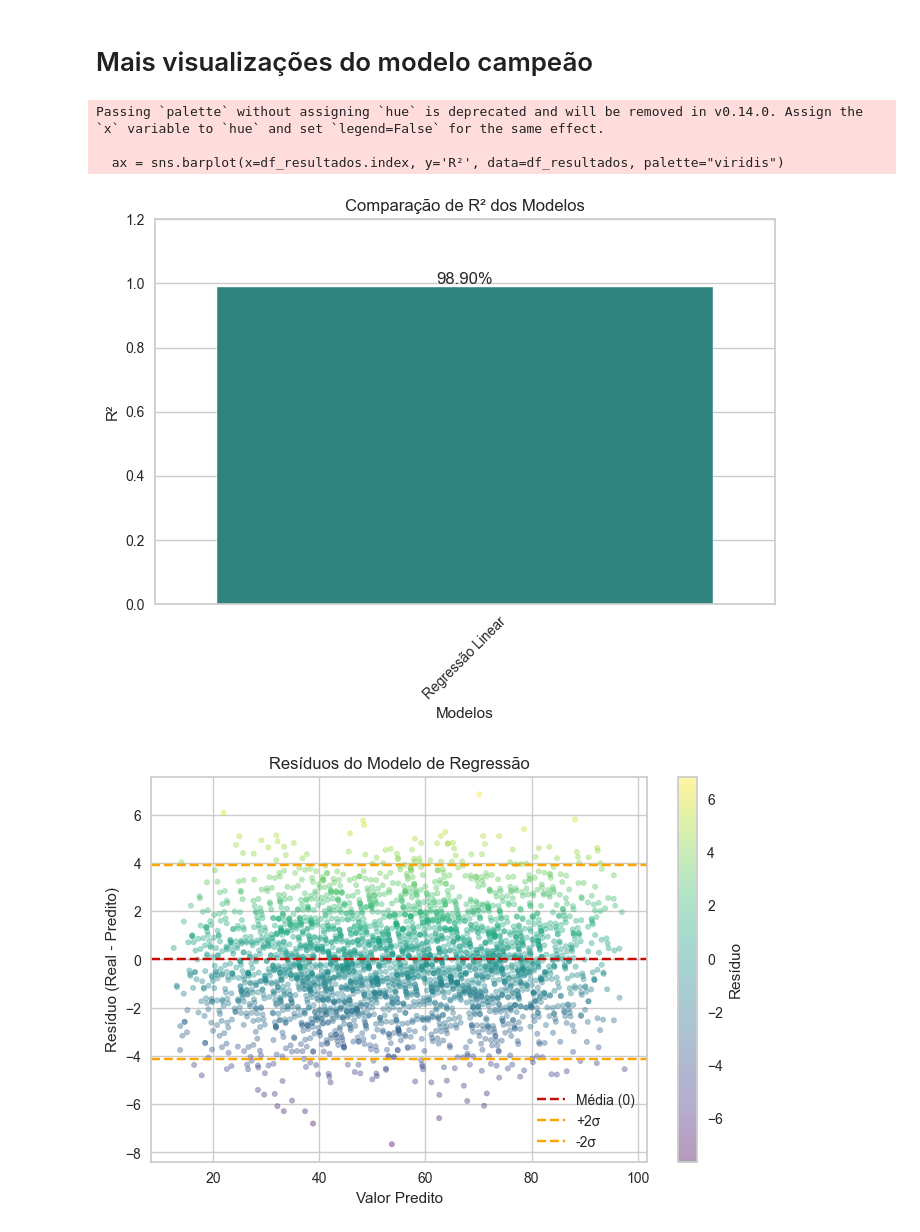
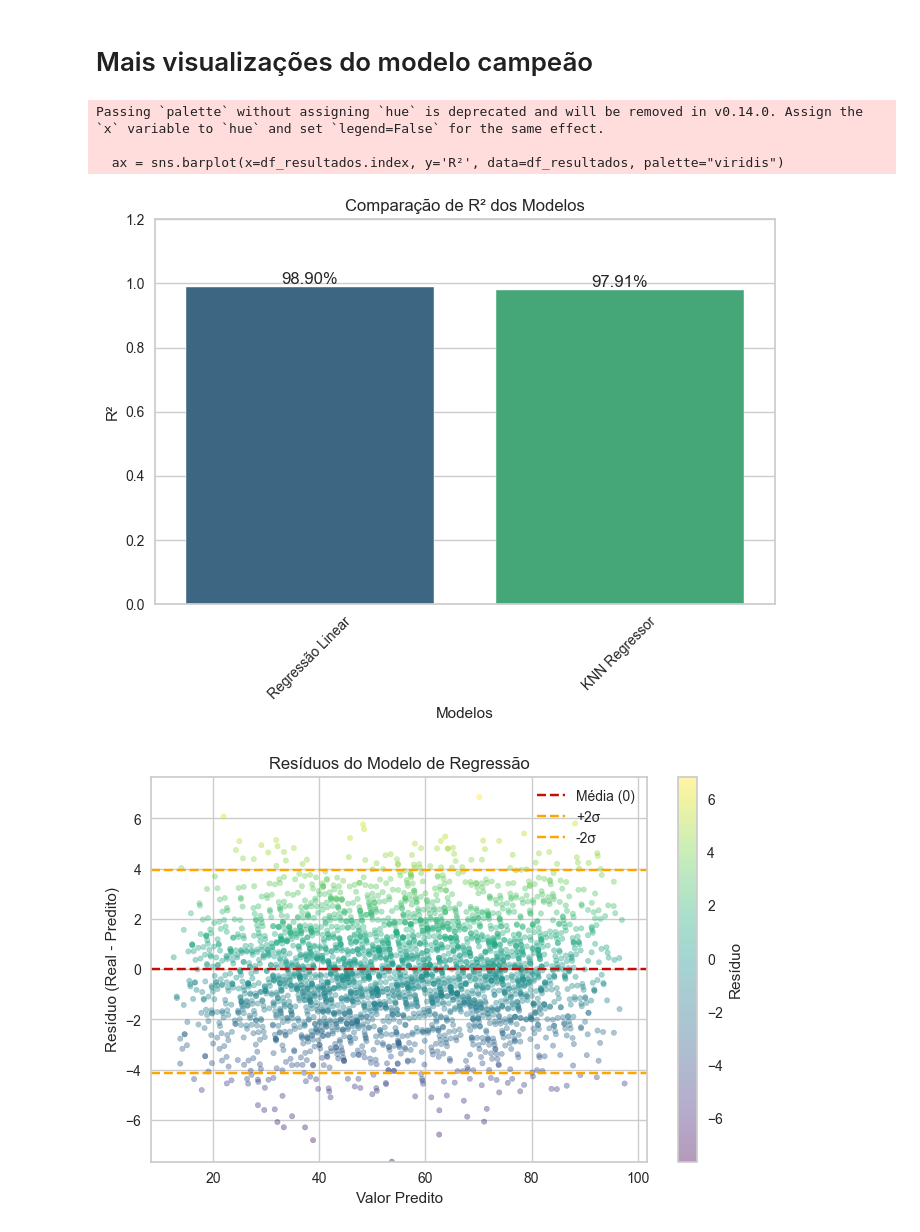
Before and after one commit to A-UTech/mat-aplicada-ia-preditiva-2ano, a Jupyter notebook: ia-preditiva.ipynb, the cells around one changed output. Drawn from its saved outputs; the diff is of its cells as text; code cells hidden in the pictures.

Commit message:
Melhorando documentação / Adicionando modelo KNN Regressor

```diff
--- a/ia-preditiva.ipynb
+++ b/ia-preditiva.ipynb
@@ -212,7 +194,7 @@ display(x.head())
 <h1> Separação entre treino e teste </h1>
 # %%
 x_treino, x_teste, y_treino, y_teste = train_test_split(x, y,
-                                                        test_size=0.3,
+                                                        test_size=0.2,
                                                         random_state=42)
 # %% [markdown]
 <h1> Detectando o tipo da variável target para seguirmos com o modelo</h1>
@@ -220,7 +202,7 @@ x_treino, x_teste, y_treino, y_teste = train_test_split(x, y,
 resultados = {}
 
 # Determinar se é um problema de classificação ou regressão
-if len(np.unique(y)) < 20:
+if len(np.unique(y)) < 20 or y.dtype == 'object':
     problema = "classificacao"
     modelos = {
         "Decision Tree: Gini": DecisionTreeClassifier(criterion='gini', random_state=42),
@@ -269,12 +251,20 @@ if len(np.unique(y)) < 20:
 else:
     problema = "regressao"
     modelos = {
-        "Regressão Linear": LinearRegression()
+        "Regressão Linear": LinearRegression(),
+        "KNN Regressor": KNeighborsRegressor()
     }
     param_grids = {
         "Regressão Linear": {
             "fit_intercept": [True, False],
             "positive": [True, False]
+        },
+        "KNN Regressor": {
+            'n_neighbors': [3, 5, 7, 9],
+            'weights': ['uniform', 'distance'],
+            'metric': ['euclidean', 'manhattan', 'minkowski', 'cosine'],
+            'algorithm': ['auto', 'ball_tree', 'kd_tree', 'brute'],
+            'leaf_size': [20, 30, 40],
         }
     }
     scoring_metric = 'r2'
@@ -338,6 +347,7 @@ O melhor modelo é: Regressão Linear
 # %% [markdown]
 <h1> Mais visualizações do modelo campeão</h1>
 # %%
+
 if problema == "classificacao":
     plt.figure(figsize=(8,5))
     ax = sns.barplot(x=df_resultados.index, y='Acurácia', data=df_resultados, palette="viridis")
@@ -385,33 +395,35 @@ else:
     media_resid = np.mean(residuos)
     std_resid = np.std(residuos)
 
     # Dispersão resíduos vs preditos
     plt.figure(figsize=(8,5))
     plt.scatter(y_pred, residuos, alpha=0.4, s=15, c=residuos, cmap="viridis")
     plt.axhline(y=0, color="r", linestyle="--", label="Média (0)")
     plt.axhline(media_resid + 2*std_resid, color="orange", linestyle="--", label="+2σ")
     plt.axhline(media_resid - 2*std_resid, color="orange", linestyle="--", label="-2σ")
     plt.xlabel("Valor Predito")
     plt.ylabel("Resíduo (Real - Predito)")
     plt.title("Resíduos do Modelo de Regressão")
     plt.legend()
     plt.colorbar(label="Resíduo")
+    limite = max(abs(residuos.min()), abs(residuos.max()))
+    plt.ylim(-limite, limite)
     plt.show()
 
     # Histograma da distribuição dos resíduos
     plt.figure(figsize=(8,5))
     sns.histplot(residuos, bins=30, kde=True, color="darkcyan", alpha=0.6)
     plt.axvline(0, color="red", linestyle="--", label="0")
     plt.axvline(media_resid, color="black", linestyle="--", label=f"Média ({media_resid:.2f})")
     plt.title("Distribuição dos Resíduos")
     plt.xlabel("Resíduo")
     plt.ylabel("Frequência")
     plt.legend()
     plt.show()
 # %% [output]
 Passing `palette` without assigning `hue` is deprecated and will be removed in v0.14.0. Assign the `x` variable to `hue` and set `legend=False` for the same effect.
 
   ax = sns.barplot(x=df_resultados.index, y='R²', data=df_resultados, palette="viridis")
-[figure, old version]
+[figure, new version]
-[figure, old version]
+[figure, new version]
 [figure]
```
Also changed, not shown: parts of 5 cells of this notebook, 4 other files.
